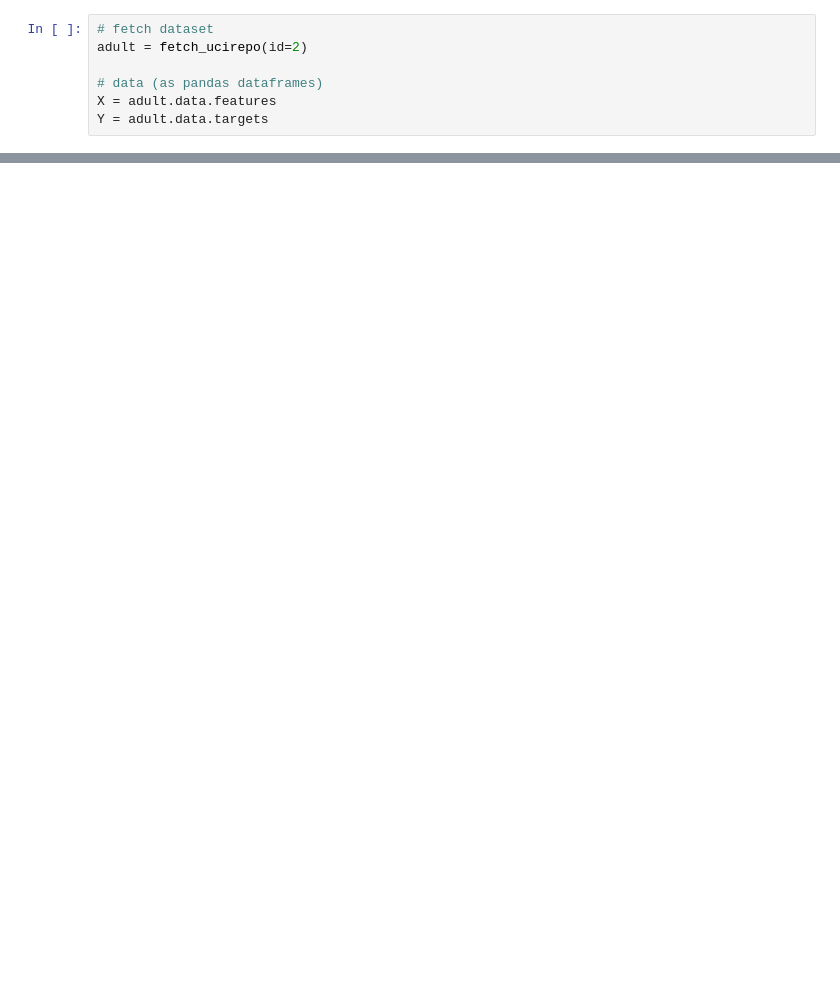
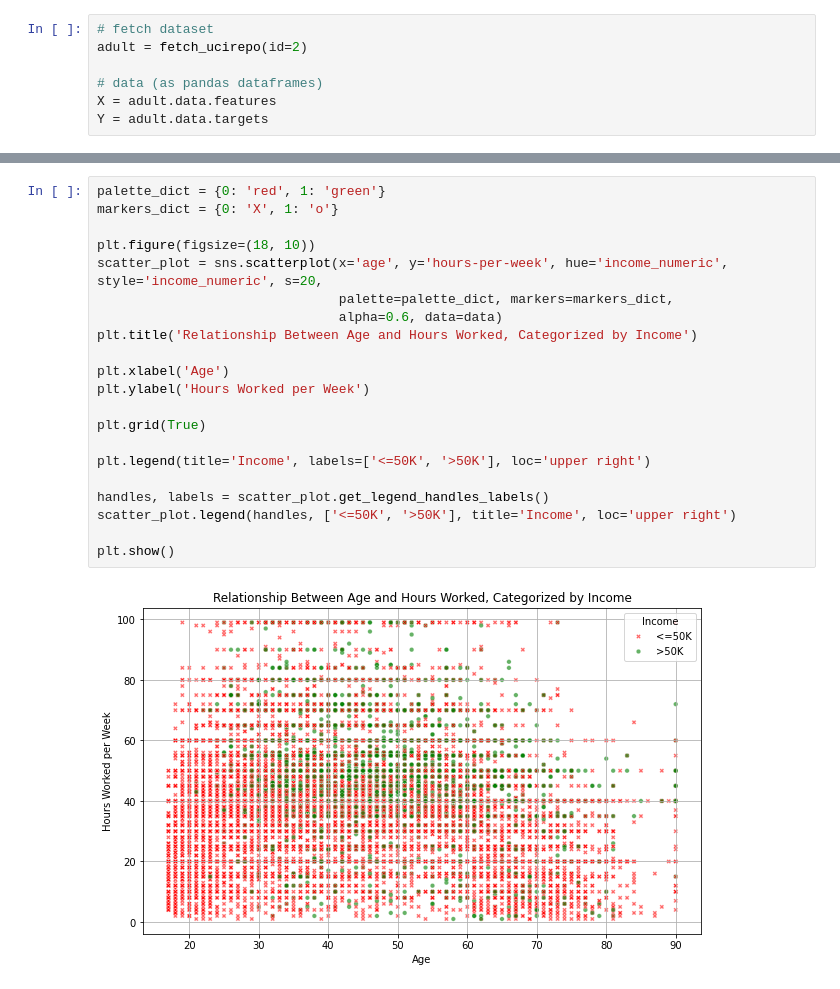
Before and after one commit to n-e-t-a-n/DATA_ANALYTICS, a Jupyter notebook: Assignments/Lecture_2.ipynb, the cells around one changed output, grey strips where cells are left out. Cells and saved outputs as stored; diff of their text form; blank space fills up the shorter version.

```diff
--- a/Assignments/Lecture_2.ipynb
+++ b/Assignments/Lecture_2.ipynb
@@ -57,0 +107,23 @@ plt.show()
+# %%
+palette_dict = {0: 'red', 1: 'green'}
+markers_dict = {0: 'X', 1: 'o'}
+
+plt.figure(figsize=(18, 10))
+scatter_plot = sns.scatterplot(x='age', y='hours-per-week', hue='income_numeric', style='income_numeric', s=20,
+                               palette=palette_dict, markers=markers_dict,
+                               alpha=0.6, data=data)
+plt.title('Relationship Between Age and Hours Worked, Categorized by Income')
+
+plt.xlabel('Age')
+plt.ylabel('Hours Worked per Week')
+
+plt.grid(True)
+
+plt.legend(title='Income', labels=['<=50K', '>50K'], loc='upper right')
+
+handles, labels = scatter_plot.get_legend_handles_labels()
+scatter_plot.legend(handles, ['<=50K', '>50K'], title='Income', loc='upper right')
+
+plt.show()
+# %% [output]
+[figure, added]
```
Also changed, not shown: parts of 13 cells of this notebook.
